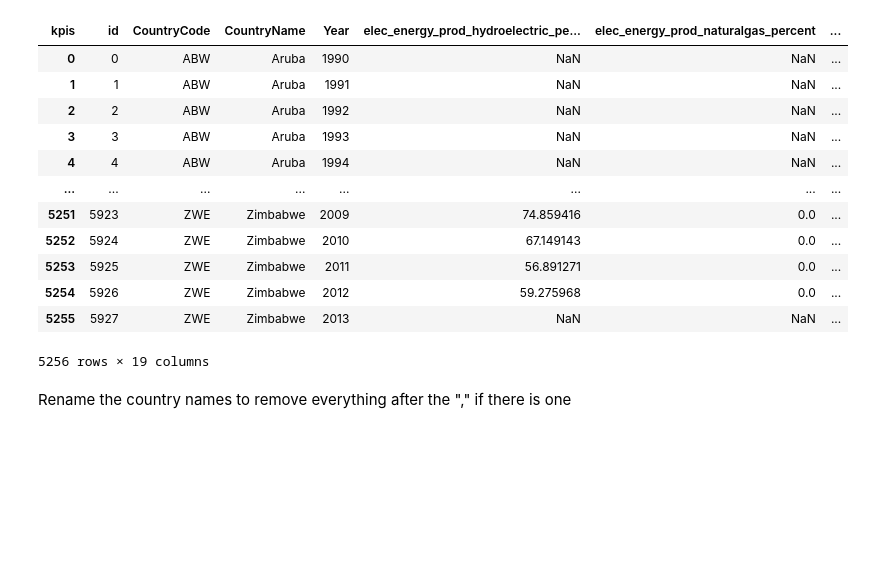
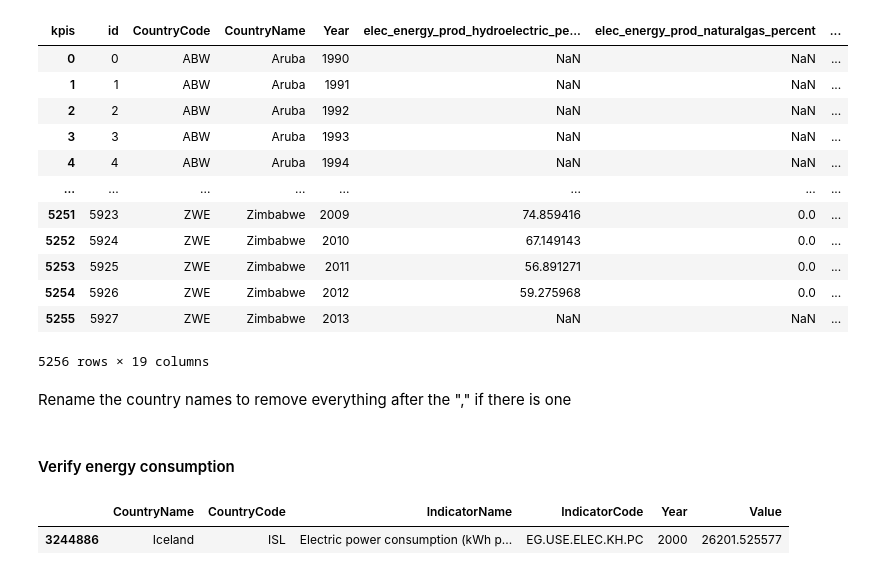
Before and after one commit to Smart-Cities-IA/Data-Acquisition, a Jupyter notebook: src/energy-consumption/exploration.ipynb, the cells around one changed output. Drawn from its saved outputs; the diff is of its cells as text; code cells hidden in the pictures; blank space fills up the shorter version.

```diff
--- a/src/energy-consumption/exploration.ipynb
+++ b/src/energy-consumption/exploration.ipynb
@@ -236,3 +236,13 @@ def clean_country_name(country_name):
 world_clean["CountryName"] = world_clean["CountryName"].apply(lambda name: clean_country_name(name))
 # %%
 world_clean.to_csv("output/energy_consumption.csv")
+# %% [markdown]
+#### Verify energy consumption
+# %%
+data = pd.read_csv("../../raw-data/Indicators.csv")
+conso = data[data["IndicatorName"] == "Electric power consumption (kWh per capita)"]
+# %%
+conso[(conso["CountryName"] == "Iceland") & (conso["Year"] == 2000)]
+# %% [output]
+|  | CountryName | CountryCode | IndicatorName | IndicatorCode | Year | Value |
+| 3244886 | Iceland | ISL | Electric power consumption (kWh p... | EG.USE.ELEC.KH.PC | 2000 | 26201.525577 |
```
Also changed, not shown: 8 other files.
